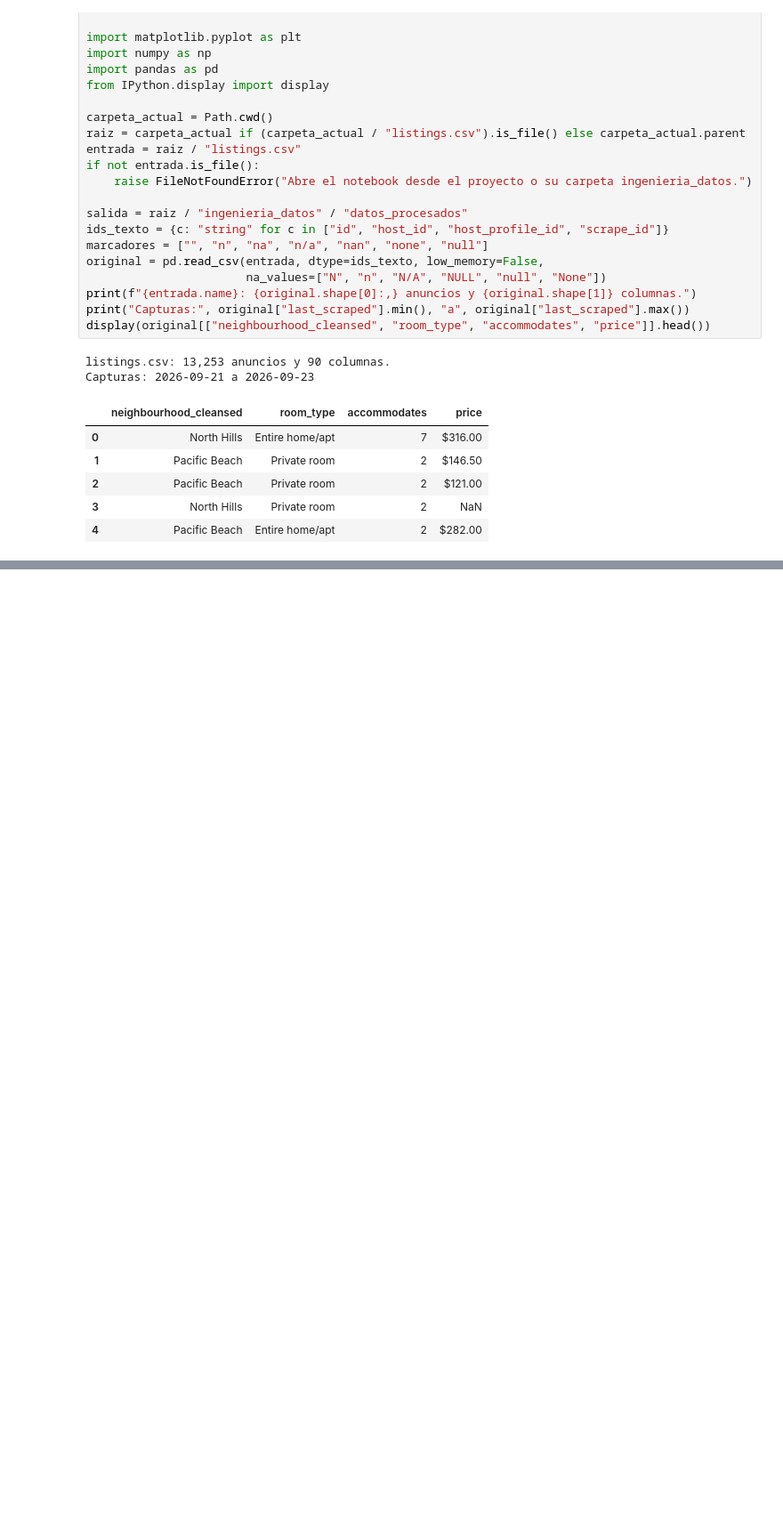
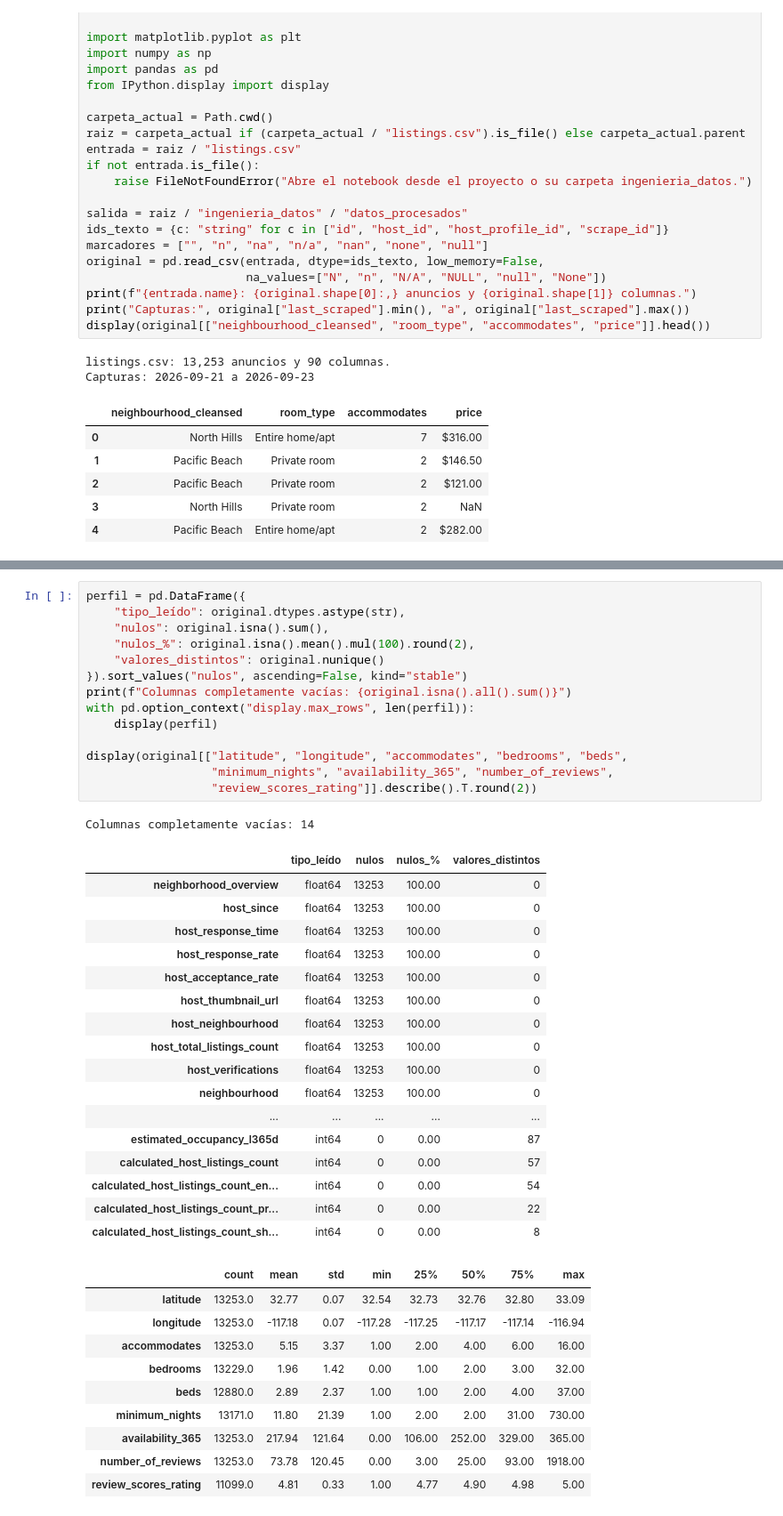
Before and after one commit to Morix9087/Proyecto-2, a Jupyter notebook: Ingenieria de Datos/Analisis exploratorio de datos iniciales.ipynb, the cells around one changed output, grey strips where cells are left out. Shown at 89% size. Cells and saved outputs as stored; diff of their text form; blank space fills up the shorter version.

```diff
--- a/Ingenieria de Datos/Analisis exploratorio de datos iniciales.ipynb
+++ b/Ingenieria de Datos/Analisis exploratorio de datos iniciales.ipynb
@@ -42,0 +47,43 @@ Capturas: 2026-09-21 a 2026-09-23
+# %%
+perfil = pd.DataFrame({
+    "tipo_leído": original.dtypes.astype(str),
+    "nulos": original.isna().sum(),
+    "nulos_%": original.isna().mean().mul(100).round(2),
+    "valores_distintos": original.nunique()
+}).sort_values("nulos", ascending=False, kind="stable")
+print(f"Columnas completamente vacías: {original.isna().all().sum()}")
+with pd.option_context("display.max_rows", len(perfil)):
+    display(perfil)
+
+display(original[["latitude", "longitude", "accommodates", "bedrooms", "beds",
+                  "minimum_nights", "availability_365", "number_of_reviews",
+                  "review_scores_rating"]].describe().T.round(2))
+# %% [output]
+Columnas completamente vacías: 14
+|  | tipo_leído | nulos | nulos_% | valores_distintos |
+| neighborhood_overview | float64 | 13253 | 100.00 | 0 |
+| host_since | float64 | 13253 | 100.00 | 0 |
+| host_response_time | float64 | 13253 | 100.00 | 0 |
+| host_response_rate | float64 | 13253 | 100.00 | 0 |
+| host_acceptance_rate | float64 | 13253 | 100.00 | 0 |
+| host_thumbnail_url | float64 | 13253 | 100.00 | 0 |
+| host_neighbourhood | float64 | 13253 | 100.00 | 0 |
+| host_total_listings_count | float64 | 13253 | 100.00 | 0 |
+| host_verifications | float64 | 13253 | 100.00 | 0 |
+| neighbourhood | float64 | 13253 | 100.00 | 0 |
+| ... | ... | ... | ... | ... |
+| estimated_occupancy_l365d | int64 | 0 | 0.00 | 87 |
+| calculated_host_listings_count | int64 | 0 | 0.00 | 57 |
+| calculated_host_listings_count_en... | int64 | 0 | 0.00 | 54 |
+| calculated_host_listings_count_pr... | int64 | 0 | 0.00 | 22 |
+| calculated_host_listings_count_sh... | int64 | 0 | 0.00 | 8 |
+|  | count | mean | std | min | 25% | 50% | 75% | max |
+| latitude | 13253.0 | 32.77 | 0.07 | 32.54 | 32.73 | 32.76 | 32.80 | 33.09 |
+| longitude | 13253.0 | -117.18 | 0.07 | -117.28 | -117.25 | -117.17 | -117.14 | -116.94 |
+| accommodates | 13253.0 | 5.15 | 3.37 | 1.00 | 2.00 | 4.00 | 6.00 | 16.00 |
+| bedrooms | 13229.0 | 1.96 | 1.42 | 0.00 | 1.00 | 2.00 | 3.00 | 32.00 |
+| beds | 12880.0 | 2.89 | 2.37 | 1.00 | 1.00 | 2.00 | 4.00 | 37.00 |
+| minimum_nights | 13171.0 | 11.80 | 21.39 | 1.00 | 2.00 | 2.00 | 31.00 | 730.00 |
+| availability_365 | 13253.0 | 217.94 | 121.64 | 0.00 | 106.00 | 252.00 | 329.00 | 365.00 |
+| number_of_reviews | 13253.0 | 73.78 | 120.45 | 0.00 | 3.00 | 25.00 | 93.00 | 1918.00 |
+| review_scores_rating | 11099.0 | 4.81 | 0.33 | 1.00 | 4.77 | 4.90 | 4.98 | 5.00 |
```
Also changed, not shown: parts of 2 cells of this notebook.
